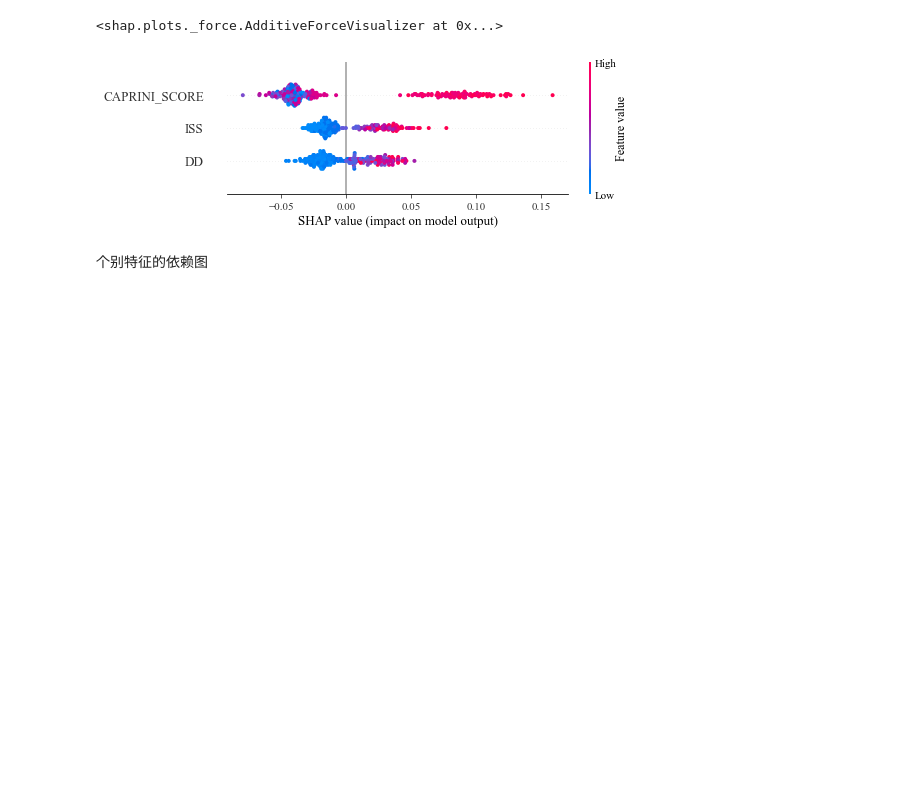
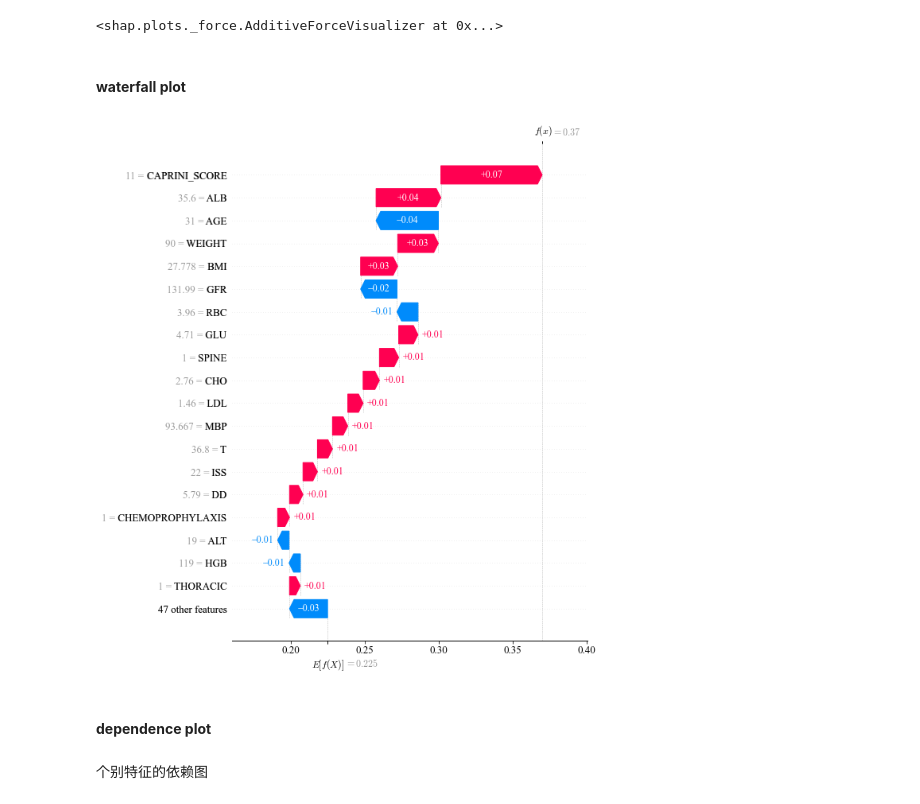
Before and after one commit to Ulti-Dreisteine/Machine-Learning-Research, a Jupyter notebook: script/VTE模型解释/model_interpretation.ipynb, the cells around one changed output. Saved outputs shown, nothing was run; the diff lists cells and outputs as text; code cells hidden in the pictures; blank space fills up the shorter version.

```diff
--- a/script/VTE模型解释/model_interpretation.ipynb
+++ b/script/VTE模型解释/model_interpretation.ipynb
@@ -149,10 +157,15 @@ shap.force_plot(explainer.expected_value[1], shap_values[1][:1000, :], X_test.il
 shap.force_plot(explainer.expected_value[1], shap_values[1][0, :], X_test.iloc[0,:])
 # %% [output]
 <shap.plots._force.AdditiveForceVisualizer at 0x...>
-# %%
-shap.summary_plot(shap_values[1], X_test, max_display=3)
-# %% [output]
-[figure, removed]
+# %% [markdown]
+#### **waterfall plot**
+# %%
+sv = explainer(X_test)
+shap.waterfall_plot(sv[0][:, 1], max_display=20)  # 最后的数字"1"用于限制目标维度
+# %% [output]
+[figure, added]
+# %% [markdown]
+#### **dependence plot**
 # %% [markdown]
 个别特征的依赖图
 # %%
```
Also changed, not shown: parts of 10 cells of this notebook, 3 other files.
